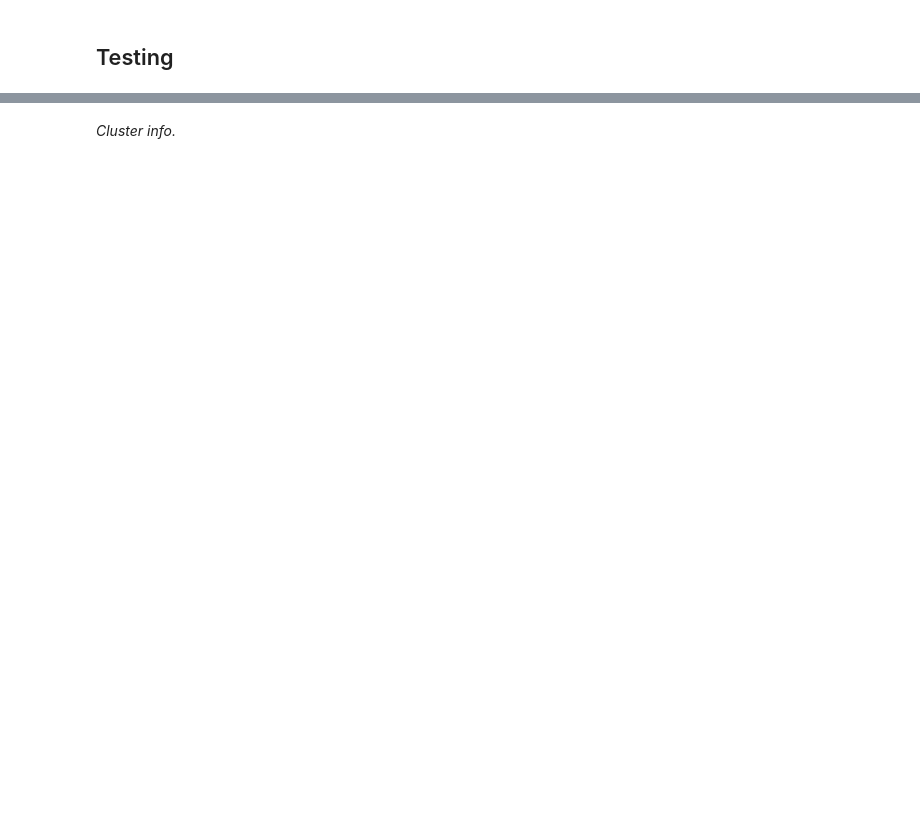
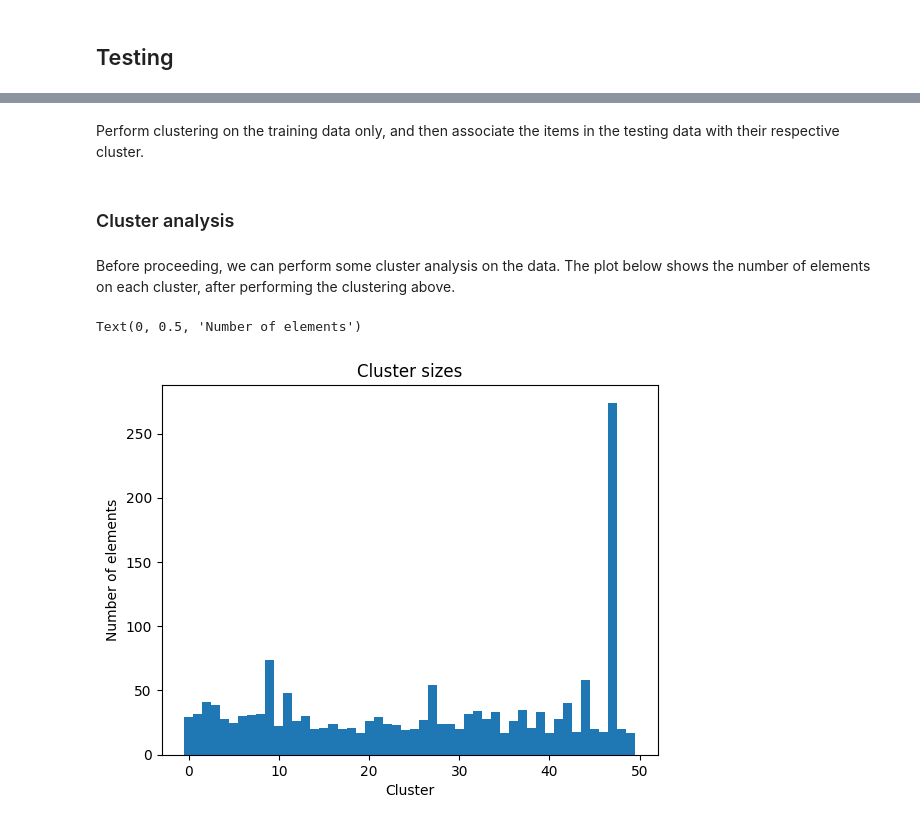
Before and after one commit to pedrocarush/MDLE-Assignment2, a Jupyter notebook: exercise2.ipynb, the cells around one changed output, grey strips where cells are left out. Cells and saved outputs as stored; diff of their text form; code cells hidden in the pictures; blank space fills up the shorter version.

```diff
--- a/exercise2.ipynb
+++ b/exercise2.ipynb
@@ -90,10 +152,19 @@ item_number = df.select('item_id').distinct().count()
 # %%
-@F.udf(returnType=ArrayType(IntegerType(),False))
-def utility_matrix_row(elems: Iterable[Any]):
+def build_item_ratings_sparse_matrix(dataset: DataFrame) -> DataFrame:
+    user_number = df.select('user_id').distinct().count()
 
-    lista = [0] * user_number
+    # TODO: pandas udf?
+    @F.udf(returnType=ArrayType(IntegerType(),False))
+    def utility_matrix_row(elems: Iterable[Any]):
 
-    for (user_id,rating) in elems:
-        lista[user_id-1] = rating
+        sparse_row = [0] * user_number
 
-    return lista
+        for (user_id,rating) in elems:
+            sparse_row[user_id-1] = rating
+
+        return sparse_row
+
+    return (dataset.groupBy('item_id')
+        .agg(F.collect_list(F.array('user_id','rating')).alias('ratings'))
+        .withColumn('ratings', utility_matrix_row(F.col('ratings')).cast(ArrayType(DoubleType(),False)))
+    )
@@ -143,2 +180,14 @@ train_matrix_with_clusters = model.transform(train_matrix)
+# %%
+seed_random = 1
+n_clusters = 50
+
+train_set, test_set = df.randomSplit([9.0, 1.0], seed=seed_random)
+
+user_means, item_means, mu = calculate_user_item_means(train_set)
+# %% [markdown]
+Perform clustering on the training data only, and then associate the items in the testing data with their respective cluster.
+# %%
+train_matrix = build_item_ratings_sparse_matrix(train_set)
+train_matrix_with_clusters = cluster_with_bisectingkmeans(train_matrix, minimum_neighbours=1/n_clusters, k=n_clusters)
 # %% [markdown]
-*Cluster info.*
+### Cluster analysis
@@ -146,0 +194,20 @@ train_matrix_with_clusters = model.transform(train_matrix)
+# %% [markdown]
+Before proceeding, we can perform some cluster analysis on the data.
+The plot below shows the number of elements on each cluster, after performing the clustering above.
+# %%
+cluster_counts = [row['count']
+    for row in (train_matrix_with_clusters
+        .select('item_id', 'cluster_id')
+        .distinct()
+        .groupBy('cluster_id')
+        .count()
+    ).collect()
+]
+
+plt.bar(list(range(n_clusters)), cluster_counts, 1.0)
+plt.title('Cluster sizes')
+plt.xlabel('Cluster')
+plt.ylabel('Number of elements')
+# %% [output]
+Text(0, 0.5, 'Number of elements')
+[figure, added]
```
Also changed, not shown: parts of 39 cells of this notebook.
